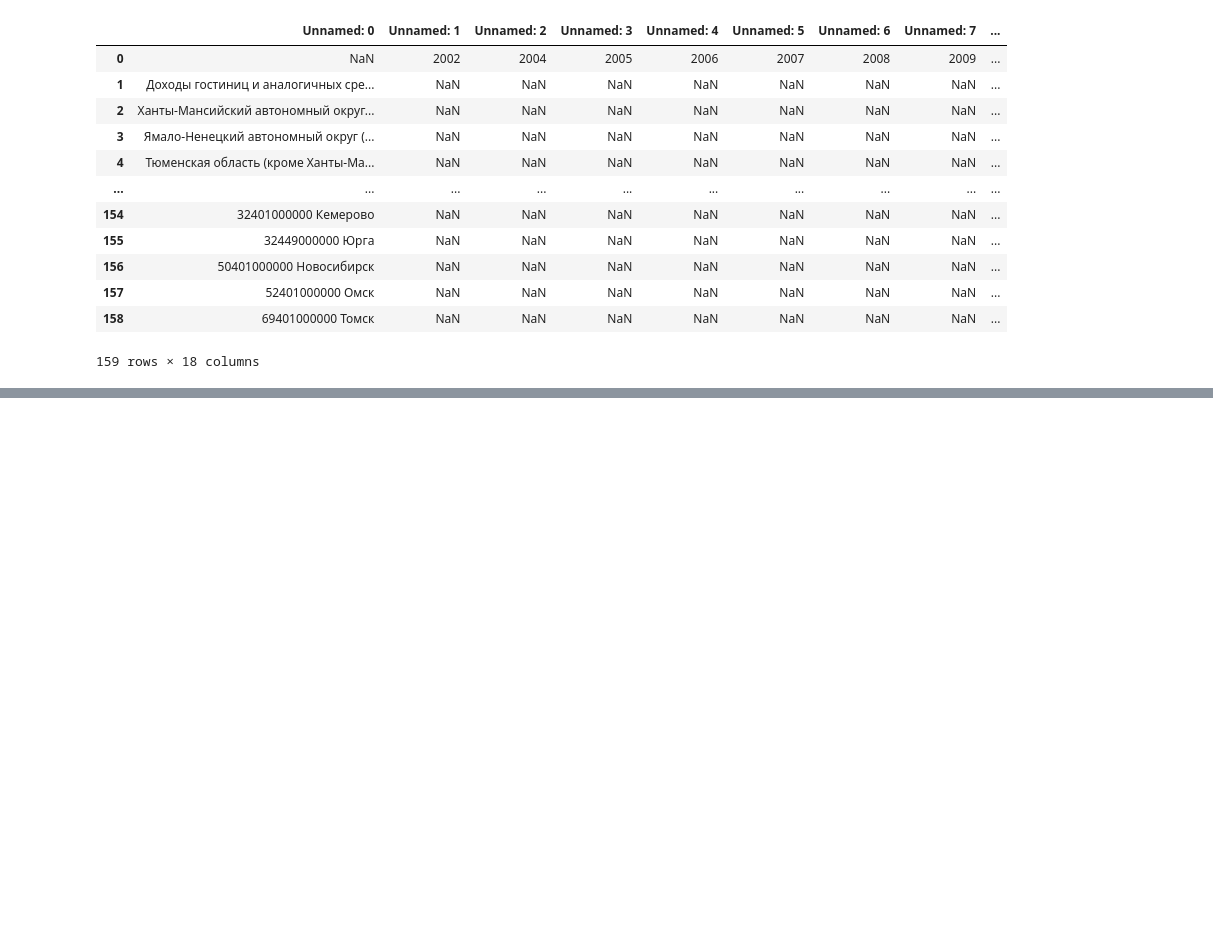
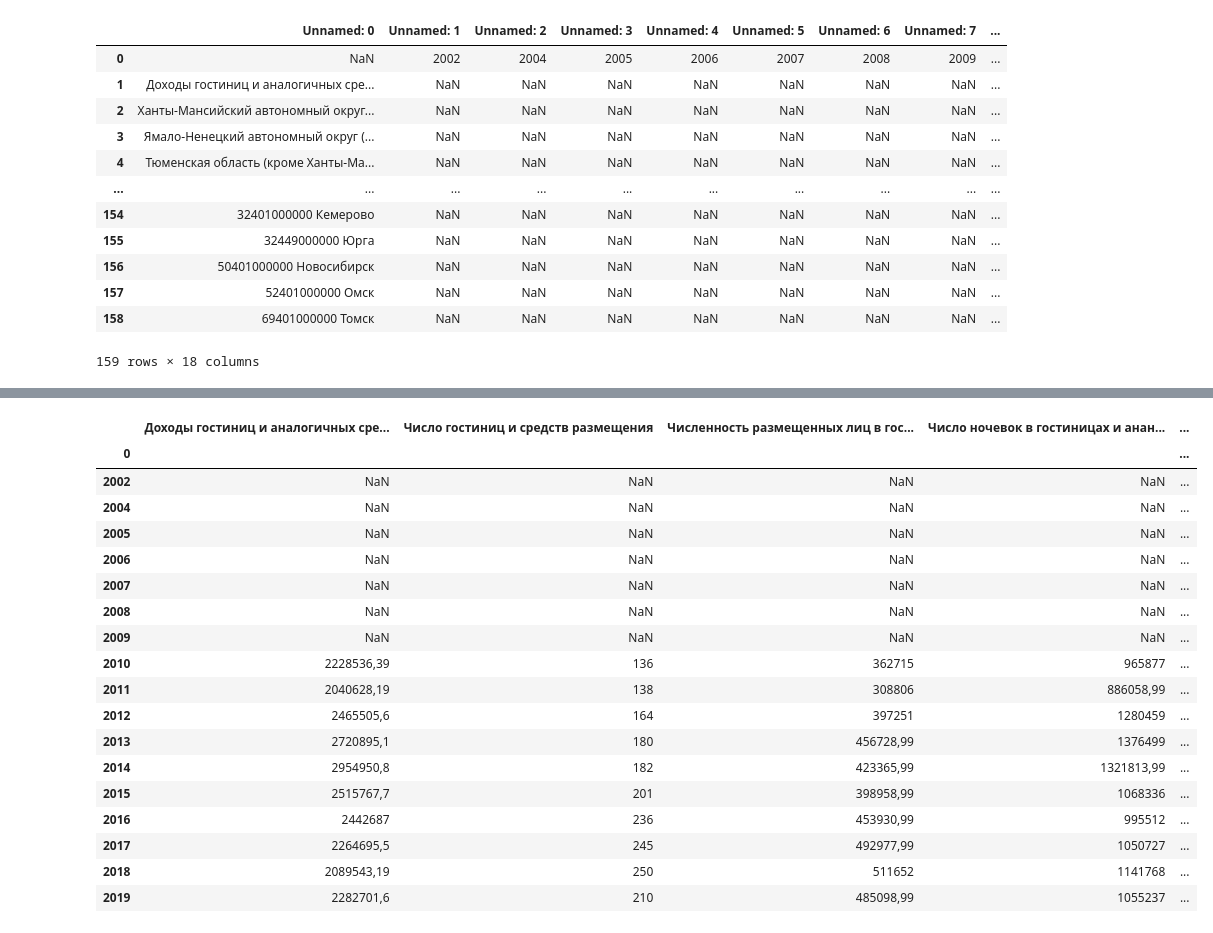
Before and after one commit to MikeTsvirkunov/trends-in-demand-for-personnel-of-industrial-enterprises, a Jupyter notebook: Split_on_CSVs.ipynb, the cells around one changed output, grey strips where cells are left out. Saved outputs shown, nothing was run; the diff lists cells and outputs as text; code cells hidden in the pictures; blank space fills up the shorter version.

Commit message:
Split ended

```diff
--- a/Split_on_CSVs.ipynb
+++ b/Split_on_CSVs.ipynb
@@ -90,0 +91,9 @@ TypeError: argument of type 'method' is not iterable
+# %%
+for i in dfs:
+    dfs[i].to_csv(f'DATA/Split/{i}.csv')
+# %%
+ter_exp = set()
+for i in dfs:
+    for j in dfs[i].columns:
+        ter_exp.add(j)
+ter_exp
@@ -90,0 +118,6 @@ TypeError: argument of type 'method' is not iterable
+# %%
+ter = dict()
+for i in dfs:
+    for j in dfs[i].columns:
+        ter[' '.join(filter(lambda a: not a.isnumeric() and a != '', j.split(' ')))] = pd.DataFrame(columns=specifity)
+ter
@@ -90,0 +142,27 @@ TypeError: argument of type 'method' is not iterable
+# %%
+for i in ter_exp:
+    for j in dfs:
+        if i in dfs[j].columns:
+            ter[' '.join(filter(lambda a: not a.isnumeric() and a != '', i.split(' ')))][j] = dfs[j][i]
+# %%
+ter[list(ter.keys())[0]]
+# %% [output]
+|  | Доходы гостиниц и аналогичных сре... | Число гостиниц и средств размещения | Численность размещенных лиц в гос... | Число ночевок в гостиницах и анан... | ... |
+| 0 |  |  |  |  | ... |
+| 2002 | NaN | NaN | NaN | NaN | ... |
+| 2004 | NaN | NaN | NaN | NaN | ... |
+| 2005 | NaN | NaN | NaN | NaN | ... |
+| 2006 | NaN | NaN | NaN | NaN | ... |
+| 2007 | NaN | NaN | NaN | NaN | ... |
+| 2008 | NaN | NaN | NaN | NaN | ... |
+| 2009 | NaN | NaN | NaN | NaN | ... |
+| 2010 | 2228536,39 | 136 | 362715 | 965877 | ... |
+| 2011 | 2040628,19 | 138 | 308806 | 886058,99 | ... |
+| 2012 | 2465505,6 | 164 | 397251 | 1280459 | ... |
+| 2013 | 2720895,1 | 180 | 456728,99 | 1376499 | ... |
+| 2014 | 2954950,8 | 182 | 423365,99 | 1321813,99 | ... |
+| 2015 | 2515767,7 | 201 | 398958,99 | 1068336 | ... |
+| 2016 | 2442687 | 236 | 453930,99 | 995512 | ... |
+| 2017 | 2264695,5 | 245 | 492977,99 | 1050727 | ... |
+| 2018 | 2089543,19 | 250 | 511652 | 1141768 | ... |
+| 2019 | 2282701,6 | 210 | 485098,99 | 1055237 | ... |
```
Also changed, not shown: parts of 9 cells of this notebook, 27 other files.
